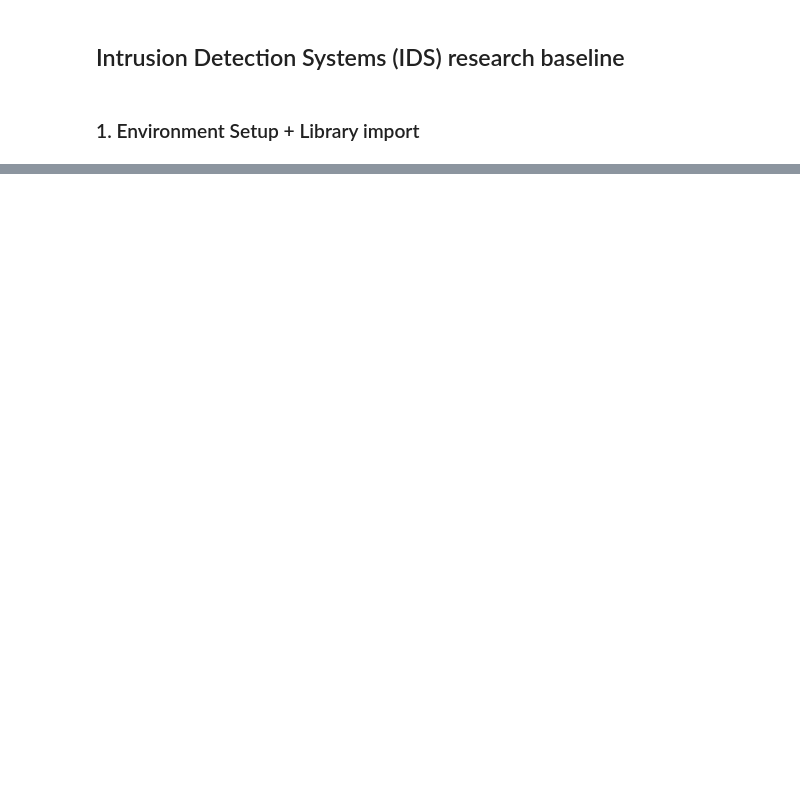
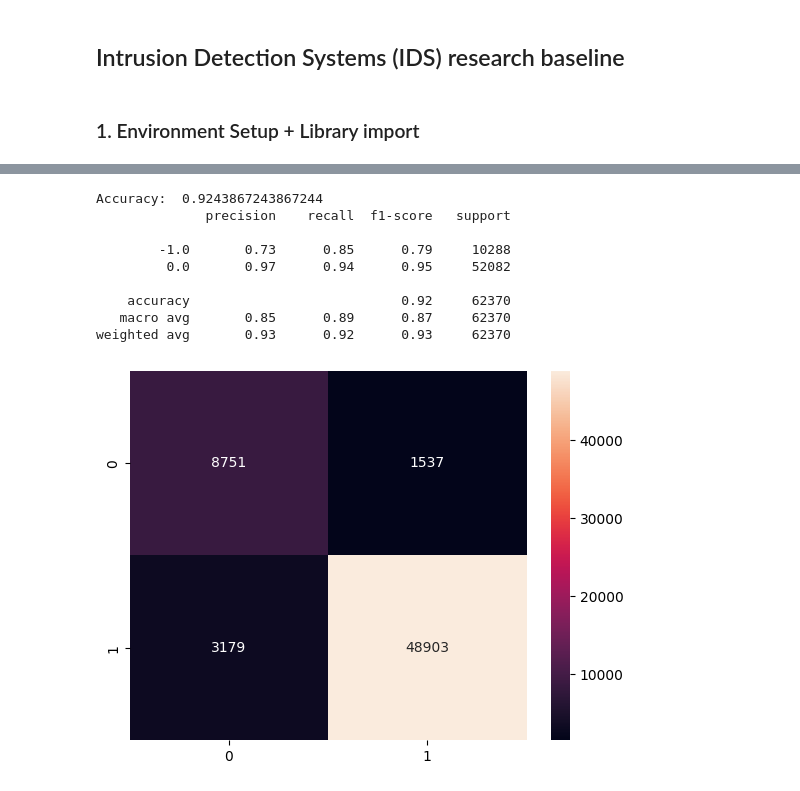
Before and after one commit to HarryTran2811/SDN_IoT_IDS, a Jupyter notebook: code/notebooks/baseline.ipynb, the cells around one changed output, grey strips where cells are left out. Drawn from its saved outputs; the diff is of its cells as text; code cells hidden in the pictures; blank space fills up the shorter version.

```diff
--- a/code/notebooks/baseline.ipynb
+++ b/code/notebooks/baseline.ipynb
@@ -20,0 +164,10 @@ ValueError: numpy.dtype size changed, may indicate binary incompatibility. Expec
+# %%
+# Handling Class Imbalance
+sm = SMOTE(random_state=42)
+X_train_res, y_train_res = sm.fit_resample(X_train, y_train)
+
+# # Feature Selection
+# from sklearn.feature_selection import RFE
+# selector = RFE(RandomForestClassifier(random_state=42), n_features_to_select=10, step=1)
+# X_train_res = selector.fit_transform(X_train_res, y_train_res)
+# X_test = selector.transform(X_test)
@@ -20,0 +185,8 @@ ValueError: numpy.dtype size changed, may indicate binary incompatibility. Expec
+# %%
+# Get the ensemble model
+# model = get_stacking_model(X_train_res, y_train_res)
+model = RandomForestClassifier(n_estimators=100, random_state=42)
+model.fit(X_train_res, y_train_res)
+# %%
+# Predictions
+y_pred = model.predict(X_test)
@@ -20,0 +201,18 @@ ValueError: numpy.dtype size changed, may indicate binary incompatibility. Expec
+# %%
+from sklearn.metrics import accuracy_score, classification_report, confusion_matrix
+# Model Evaluation
+print("Accuracy: ", accuracy_score(y_test, y_pred))
+print(classification_report(y_test, y_pred))
+sns.heatmap(confusion_matrix(y_test, y_pred), annot=True, fmt="d")
+plt.show()
+# %% [output]
+Accuracy:  0.9243867243867244
+              precision    recall  f1-score   support
+
+        -1.0       0.73      0.85      0.79     10288
+         0.0       0.97      0.94      0.95     52082
+
+    accuracy                           0.92     62370
+   macro avg       0.85      0.89      0.87     62370
+weighted avg       0.93      0.92      0.93     62370
+[figure, added]
```
Also changed, not shown: parts of 26 cells of this notebook, 3 other files.
